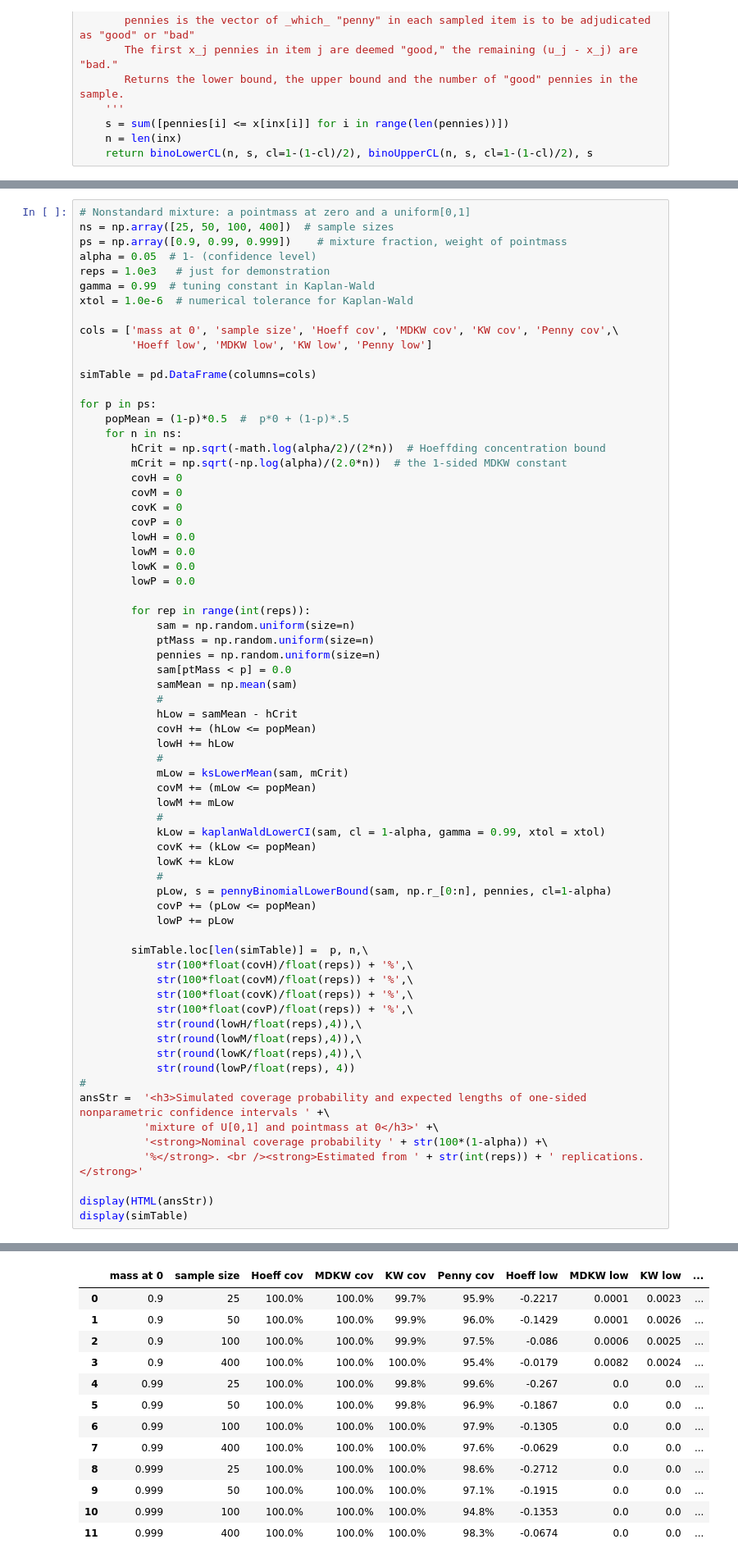
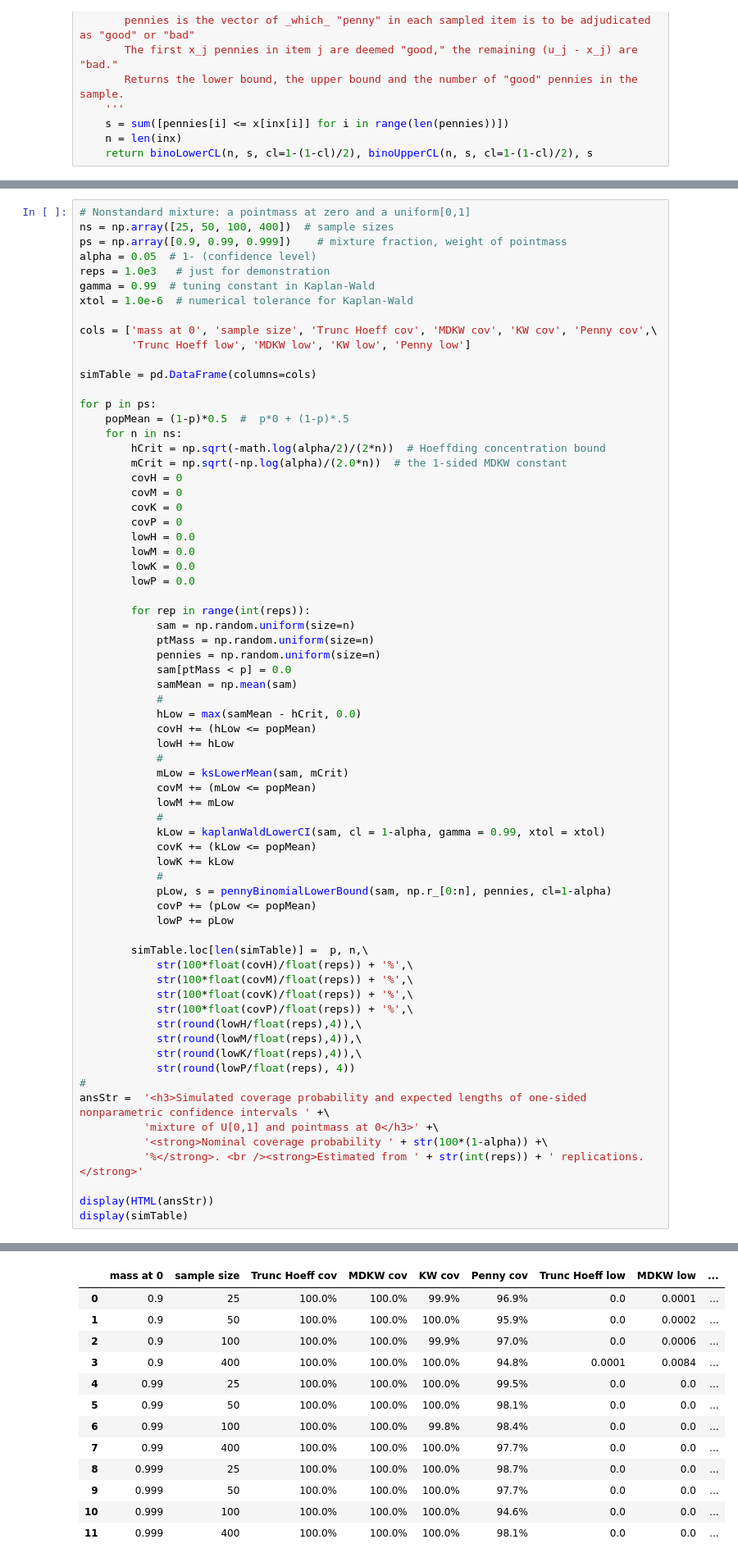
Before and after one commit to pbstark/MX14, a Jupyter notebook: shootout.ipynb, the cells around one changed output, grey strips where cells are left out. Shown at 82% size. Saved outputs shown, nothing was run; the diff lists cells and outputs as text.

Commit message:
include truncation in shootout; other minor edits

```diff
--- a/shootout.ipynb
+++ b/shootout.ipynb
@@ -153,8 +153,8 @@ reps = 1.0e3   # just for demonstration
 gamma = 0.99  # tuning constant in Kaplan-Wald
 xtol = 1.0e-6  # numerical tolerance for Kaplan-Wald
 
-cols = ['mass at 0', 'sample size', 'Hoeff cov', 'MDKW cov', 'KW cov', 'Penny cov',\
-        'Hoeff low', 'MDKW low', 'KW low', 'Penny low']
+cols = ['mass at 0', 'sample size', 'Trunc Hoeff cov', 'MDKW cov', 'KW cov', 'Penny cov',\
+        'Trunc Hoeff low', 'MDKW low', 'KW low', 'Penny low']
 
 simTable = pd.DataFrame(columns=cols)
 
@@ -179,7 +179,7 @@ for p in ps:
             sam[ptMass < p] = 0.0
             samMean = np.mean(sam)
             #
-            hLow = samMean - hCrit
+            hLow = max(samMean - hCrit, 0.0)
             covH += (hLow <= popMean)
             lowH += hLow
             #
@@ -189,45 +189,45 @@ for p in ps:
             #
             kLow = kaplanWaldLowerCI(sam, cl = 1-alpha, gamma = 0.99, xtol = xtol)
             covK += (kLow <= popMean)
             lowK += kLow
             #
             pLow, s = pennyBinomialLowerBound(sam, np.r_[0:n], pennies, cl=1-alpha)
             covP += (pLow <= popMean)
             lowP += pLow
 
         simTable.loc[len(simTable)] =  p, n,\
             str(100*float(covH)/float(reps)) + '%',\
             str(100*float(covM)/float(reps)) + '%',\
             str(100*float(covK)/float(reps)) + '%',\
             str(100*float(covP)/float(reps)) + '%',\
             str(round(lowH/float(reps),4)),\
             str(round(lowM/float(reps),4)),\
             str(round(lowK/float(reps),4)),\
             str(round(lowP/float(reps), 4))
 #
 ansStr =  '<h3>Simulated coverage probability and expected lengths of one-sided nonparametric confidence intervals ' +\
           'mixture of U[0,1] and pointmass at 0</h3>' +\
           '<strong>Nominal coverage probability ' + str(100*(1-alpha)) +\
           '%</strong>. <br /><strong>Estimated from ' + str(int(reps)) + ' replications.</strong>'
 
 display(HTML(ansStr))
 display(simTable)
 # %% [output]
 Simulated coverage probability and expected lengths of one-sided nonparametric confidence intervals mixture of U[0,1] and pointmass at 0
 Nominal coverage probability 95.0%.
 Estimated from 1000 replications.
-|  | mass at 0 | sample size | Hoeff cov | MDKW cov | KW cov | Penny cov | Hoeff low | MDKW low | KW low | ... |
-| 0 | 0.9 | 25 | 100.0% | 100.0% | 99.7% | 95.9% | -0.2217 | 0.0001 | 0.0023 | ... |
-| 1 | 0.9 | 50 | 100.0% | 100.0% | 99.9% | 96.0% | -0.1429 | 0.0001 | 0.0026 | ... |
-| 2 | 0.9 | 100 | 100.0% | 100.0% | 99.9% | 97.5% | -0.086 | 0.0006 | 0.0025 | ... |
-| 3 | 0.9 | 400 | 100.0% | 100.0% | 100.0% | 95.4% | -0.0179 | 0.0082 | 0.0024 | ... |
-| 4 | 0.99 | 25 | 100.0% | 100.0% | 99.8% | 99.6% | -0.267 | 0.0 | 0.0 | ... |
-| 5 | 0.99 | 50 | 100.0% | 100.0% | 99.8% | 96.9% | -0.1867 | 0.0 | 0.0 | ... |
-| 6 | 0.99 | 100 | 100.0% | 100.0% | 100.0% | 97.9% | -0.1305 | 0.0 | 0.0 | ... |
-| 7 | 0.99 | 400 | 100.0% | 100.0% | 100.0% | 97.6% | -0.0629 | 0.0 | 0.0 | ... |
-| 8 | 0.999 | 25 | 100.0% | 100.0% | 100.0% | 98.6% | -0.2712 | 0.0 | 0.0 | ... |
-| 9 | 0.999 | 50 | 100.0% | 100.0% | 100.0% | 97.1% | -0.1915 | 0.0 | 0.0 | ... |
-| 10 | 0.999 | 100 | 100.0% | 100.0% | 100.0% | 94.8% | -0.1353 | 0.0 | 0.0 | ... |
-| 11 | 0.999 | 400 | 100.0% | 100.0% | 100.0% | 98.3% | -0.0674 | 0.0 | 0.0 | ... |
+|  | mass at 0 | sample size | Trunc Hoeff cov | MDKW cov | KW cov | Penny cov | Trunc Hoeff low | MDKW low | ... |
+| 0 | 0.9 | 25 | 100.0% | 100.0% | 99.9% | 96.9% | 0.0 | 0.0001 | ... |
+| 1 | 0.9 | 50 | 100.0% | 100.0% | 100.0% | 95.9% | 0.0 | 0.0002 | ... |
+| 2 | 0.9 | 100 | 100.0% | 100.0% | 99.9% | 97.0% | 0.0 | 0.0006 | ... |
+| 3 | 0.9 | 400 | 100.0% | 100.0% | 100.0% | 94.8% | 0.0001 | 0.0084 | ... |
+| 4 | 0.99 | 25 | 100.0% | 100.0% | 100.0% | 99.5% | 0.0 | 0.0 | ... |
+| 5 | 0.99 | 50 | 100.0% | 100.0% | 100.0% | 98.1% | 0.0 | 0.0 | ... |
+| 6 | 0.99 | 100 | 100.0% | 100.0% | 99.8% | 98.4% | 0.0 | 0.0 | ... |
+| 7 | 0.99 | 400 | 100.0% | 100.0% | 100.0% | 97.7% | 0.0 | 0.0 | ... |
+| 8 | 0.999 | 25 | 100.0% | 100.0% | 100.0% | 98.7% | 0.0 | 0.0 | ... |
+| 9 | 0.999 | 50 | 100.0% | 100.0% | 100.0% | 97.7% | 0.0 | 0.0 | ... |
+| 10 | 0.999 | 100 | 100.0% | 100.0% | 100.0% | 94.6% | 0.0 | 0.0 | ... |
+| 11 | 0.999 | 400 | 100.0% | 100.0% | 100.0% | 98.1% | 0.0 | 0.0 | ... |
 12 rows × 10 columns
 # %% [markdown]
```
Also changed, not shown: parts of 3 cells of this notebook, 2 other files.
